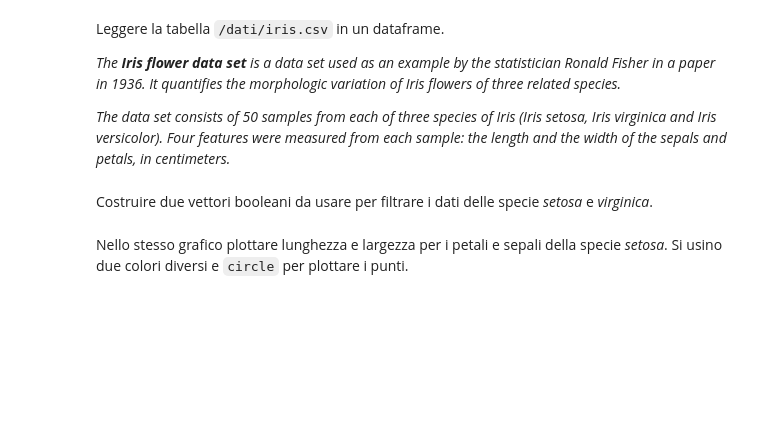
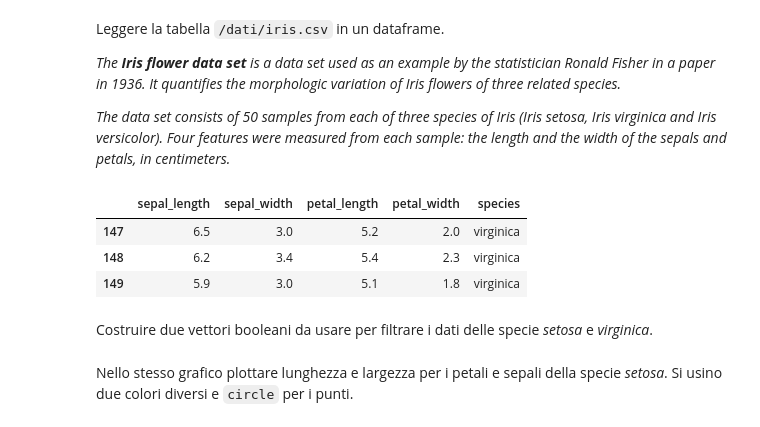
Before and after one commit to domenicozambella/BioTeIndu19, a Jupyter notebook: esercizi/2_esercizio.ipynb, the cells around one changed output. Cells and saved outputs as stored; diff of their text form; code cells hidden in the pictures; blank space fills up the shorter version.

```diff
--- a/esercizi/2_esercizio.ipynb
+++ b/esercizi/2_esercizio.ipynb
@@ -9,3 +7,13 @@ Leggere la tabella `/dati/iris.csv` in un dataframe.
+# %%
+# qui il codice
+import pandas as pd
+df = pd.read_csv( '../dati/iris.csv' )
+df.tail(3)
+# %% [output]
+|  | sepal_length | sepal_width | petal_length | petal_width | species |
+| 147 | 6.5 | 3.0 | 5.2 | 2.0 | virginica |
+| 148 | 6.2 | 3.4 | 5.4 | 2.3 | virginica |
+| 149 | 5.9 | 3.0 | 5.1 | 1.8 | virginica |
 # %% [markdown]
 Costruire due vettori booleani da usare per filtrare i dati delle specie *setosa* e *virginica*.
 # %%
@@ -13,4 +23,4 @@ Costruire due vettori booleani da usare per filtrare i dati delle specie *setosa
 # %% [markdown]
-Nello stesso grafico plottare lunghezza e largezza per i petali e sepali della specie *setosa*. Si usino due colori diversi e `circle` per plottare i punti.
+Nello stesso grafico plottare lunghezza e largezza per i petali e sepali della specie *setosa*. Si usino due colori diversi e `circle` per i punti.
 # %%
 # qui il codice
```
Also changed, not shown: parts of 8 cells of this notebook.
